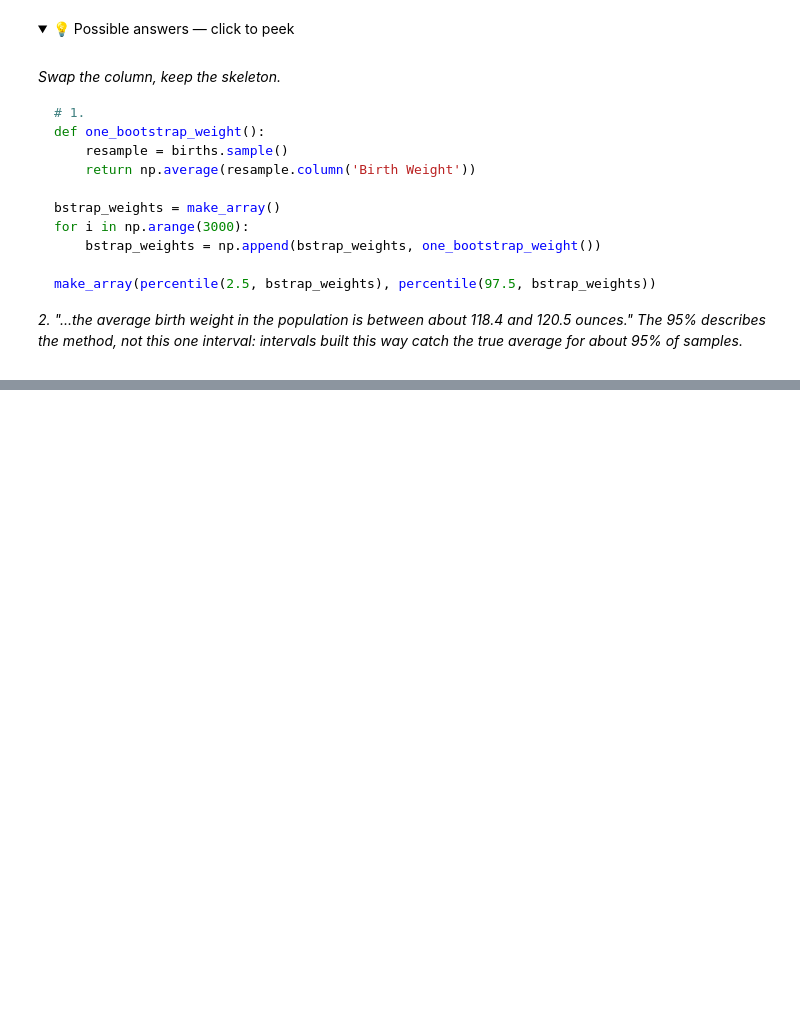
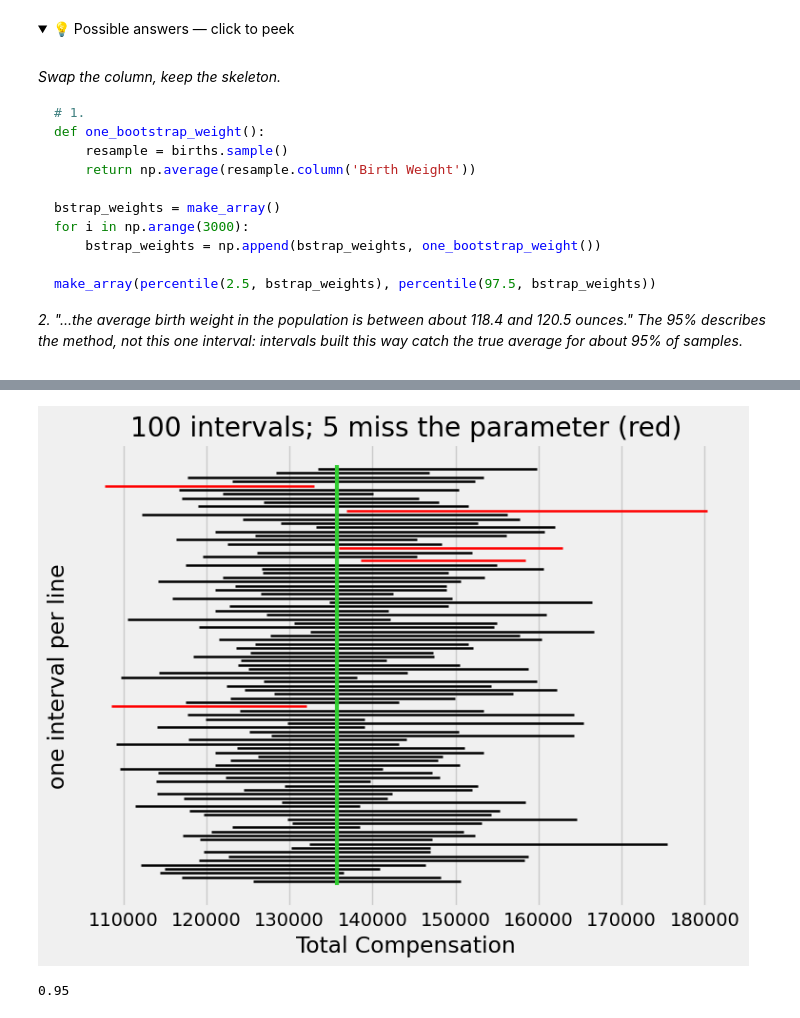
Before and after one commit to mlekimchi/data111_fall2026, a Jupyter notebook: lectures/ekc/lec24-ekc.ipynb, the cells around one changed output, grey strips where cells are left out. Drawn from its saved outputs; the diff is of its cells as text; code cells hidden in the pictures; folded sections open; blank space fills up the shorter version.

```diff
--- a/lectures/ekc/lec24-ekc.ipynb
+++ b/lectures/ekc/lec24-ekc.ipynb
@@ -241,0 +379,30 @@ make_array(percentile(2.5, bstrap_weights), percentile(97.5, bstrap_weights))
+# %%
+# Plotting code; you can ignore this
+def plot_intervals(intervals, truth, group_label=None, xlabel='Total Compensation'):
+    plots.figure(figsize=(8, 6))
+    palette = ['#1f77b4', '#ff7f0e', '#9467bd', '#8c564b']   # no green: green is the parameter
+    groups = [] if group_label is None else sorted(set(intervals.column(group_label)))
+    seen = set()
+    for row in intervals.rows:
+        lo, hi, n = row.item('lower'), row.item('upper'), row.item('Number')
+        if lo > truth or hi < truth:
+            color, label = 'red', None                      # missed the parameter
+        elif group_label is None:
+            color, label = 'black', None
+        else:
+            g = row.item(group_label)
+            color = palette[groups.index(g) % len(palette)]
+            label = None if g in seen else f'{group_label} = {g}'
+            seen.add(g)
+        plots.plot((lo, hi), (n, n), color=color, lw=1.8, label=label)
+    plots.plot((truth, truth), (0, intervals.num_rows + 1), color=parameter_green, lw=3)
+    plots.yticks([])
+    plots.xlabel(xlabel)
+    plots.ylabel('one interval per line')
+    if group_label is not None:
+        plots.legend(loc='upper left', bbox_to_anchor=(1.01, 1))
+    misses = intervals.num_rows - round(hit_rate(intervals, truth) * intervals.num_rows)
+    plots.title(f'{intervals.num_rows} intervals; {misses} miss the parameter (red)');
+# %%
+intervals_100 = many_intervals(100, sample_median)
+intervals_100.show(5)
@@ -241,0 +417,8 @@ make_array(percentile(2.5, bstrap_weights), percentile(97.5, bstrap_weights))
+# %%
+plot_intervals(intervals_100, pop_median)
+# %% [output]
+[figure, added]
+# %%
+hit_rate(intervals_100, pop_median)
+# %% [output]
+0.95
```
Also changed, not shown: parts of 63 cells of this notebook, 1 other file.
